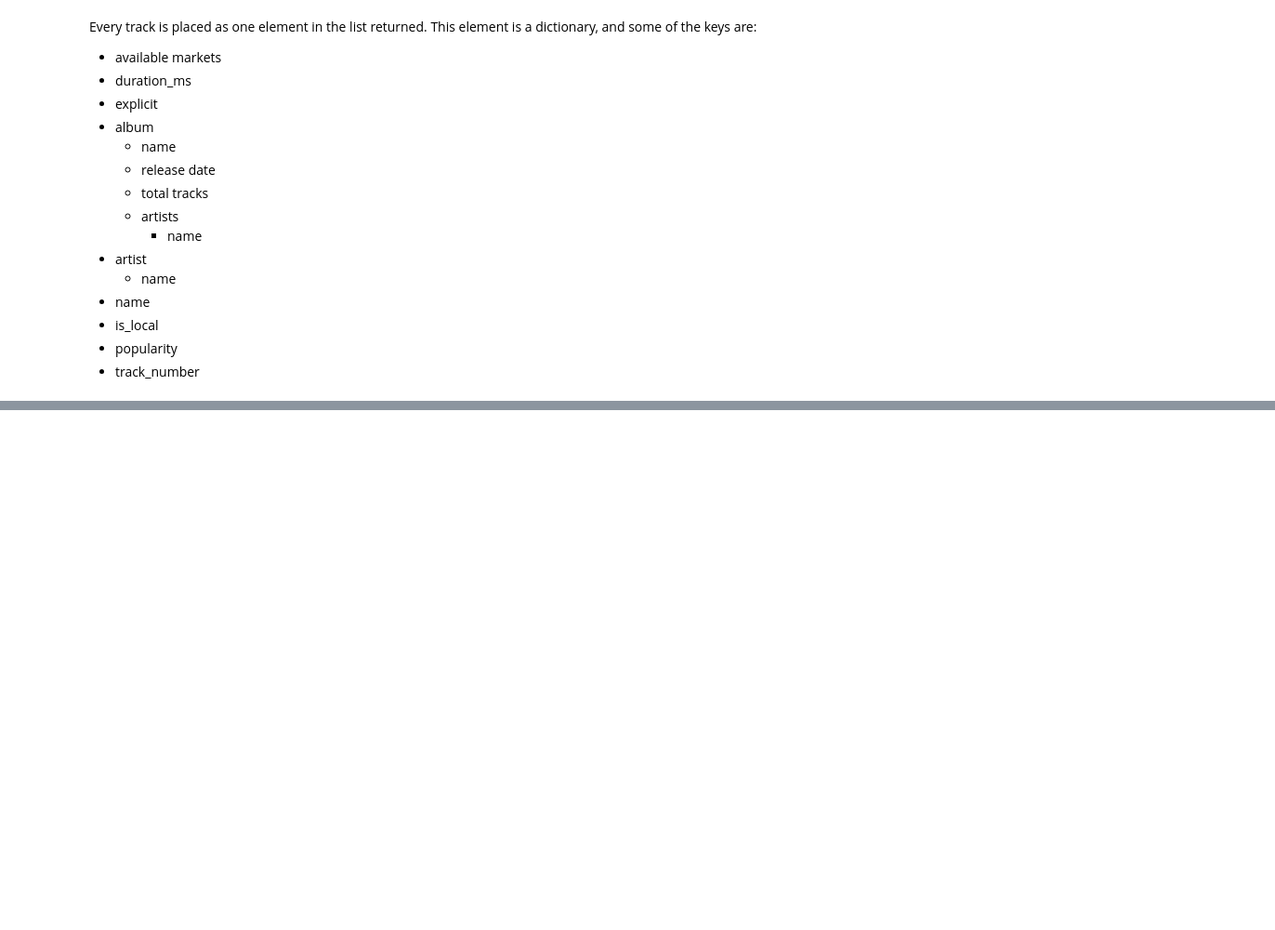
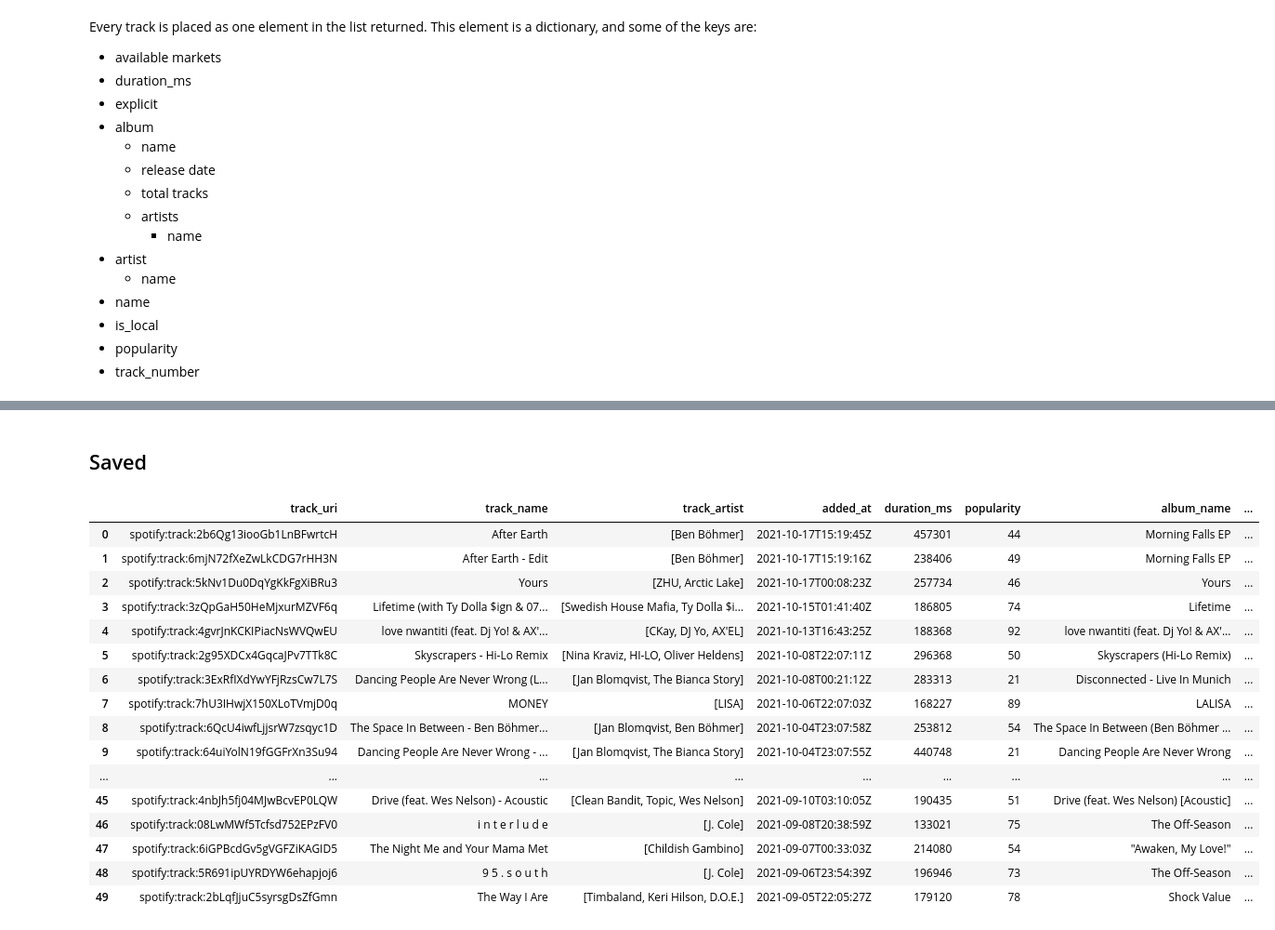
Before and after one commit to alessandranuliana/my-spotify-eda, a Jupyter notebook: MySpotifyEDA.ipynb, the cells around one changed output, grey strips where cells are left out. Shown: that part at 93% size. Cells and saved outputs as stored; diff of their text form; code cells hidden in the pictures; blank space fills up the shorter version.

```diff
--- a/MySpotifyEDA.ipynb
+++ b/MySpotifyEDA.ipynb
@@ -74,7 +145,7 @@ token_top = get_token_scope(SCOPE_TOP)
 headers_saved = get_headers(token_saved)
 headers_top = get_headers(token_top)
 # %%
-saved_tracks_from_lib = get_request(BASE_URL+f'me/tracks', headers_saved, params = {'market': 'BR'})
+saved_tracks_from_lib = get_request(BASE_URL+f'me/tracks', headers_saved, params = {'market': 'BR', 'limit':'50'})
 # %%
 top_tracks = get_request(BASE_URL+f'me/top/tracks', headers_top, params = {'time_range': 'medium_term', 'limit': '50'})
 # %%
@@ -283,0 +293,2 @@ data_top_tracks_medium
+# %% [markdown]
+## Saved
@@ -283,0 +320,42 @@ data_top_tracks_medium
+# %%
+def create_df_saved_tracks(track_uri: list, track_name: list, duration: list, track_artist: list,
+                    popularity: list, album_name: list, album_release_date: list, added_at:list, columns_track: list) -> pd.DataFrame:
+
+    selected_data = {}
+
+    selected_data[columns_track[0]] = track_uri
+    selected_data[columns_track[1]] = track_name
+    selected_data[columns_track[2]] = track_artist
+    selected_data[columns_track[3]] = added_at
+    selected_data[columns_track[4]] = duration_ms
+    selected_data[columns_track[5]] = popularity
+    selected_data[columns_track[6]] = album_name
+    selected_data[columns_track[7]] = album_release_date
+
+
+    return pd.DataFrame.from_dict(selected_data)
+# %%
+columns_saved_tracks = ['track_uri', 'track_name', 'track_artist', 'added_at', 'duration_ms', 'popularity', 'album_name', 'album_release_date']
+# %%
+track_uri, track_name, duration_ms, added_at, track_artist, popularity, album_name, album_release_date = get_attributes_from_saved_tracks(saved_tracks_from_lib)
+# %%
+saved_tracks = create_df_saved_tracks(track_uri, track_name, duration_ms, track_artist, popularity, album_name, album_release_date, added_at, columns_saved_tracks)
+saved_tracks
+# %% [output]
+|  | track_uri | track_name | track_artist | added_at | duration_ms | popularity | album_name | ... |
+| 0 | spotify:track:2b6Qg13iooGb1LnBFwrtcH | After Earth | [Ben Böhmer] | 2021-10-17T15:19:45Z | 457301 | 44 | Morning Falls EP | ... |
+| 1 | spotify:track:6mjN72fXeZwLkCDG7rHH3N | After Earth - Edit | [Ben Böhmer] | 2021-10-17T15:19:16Z | 238406 | 49 | Morning Falls EP | ... |
+| 2 | spotify:track:5kNv1Du0DqYgKkFgXiBRu3 | Yours | [ZHU, Arctic Lake] | 2021-10-17T00:08:23Z | 257734 | 46 | Yours | ... |
+| 3 | spotify:track:3zQpGaH50HeMjxurMZVF6q | Lifetime (with Ty Dolla $ign & 07... | [Swedish House Mafia, Ty Dolla $i... | 2021-10-15T01:41:40Z | 186805 | 74 | Lifetime | ... |
+| 4 | spotify:track:4gvrJnKCKIPiacNsWVQwEU | love nwantiti (feat. Dj Yo! & AX'... | [CKay, DJ Yo, AX'EL] | 2021-10-13T16:43:25Z | 188368 | 92 | love nwantiti (feat. Dj Yo! & AX'... | ... |
+| 5 | spotify:track:2g95XDCx4GqcaJPv7TTk8C | Skyscrapers - Hi-Lo Remix | [Nina Kraviz, HI-LO, Oliver Heldens] | 2021-10-08T22:07:11Z | 296368 | 50 | Skyscrapers (Hi-Lo Remix) | ... |
+| 6 | spotify:track:3ExRfIXdYwYFjRzsCw7L7S | Dancing People Are Never Wrong (L... | [Jan Blomqvist, The Bianca Story] | 2021-10-08T00:21:12Z | 283313 | 21 | Disconnected - Live In Munich | ... |
+| 7 | spotify:track:7hU3IHwjX150XLoTVmjD0q | MONEY | [LISA] | 2021-10-06T22:07:03Z | 168227 | 89 | LALISA | ... |
+| 8 | spotify:track:6QcU4iwfLjjsrW7zsqyc1D | The Space In Between - Ben Böhmer... | [Jan Blomqvist, Ben Böhmer] | 2021-10-04T23:07:58Z | 253812 | 54 | The Space In Between (Ben Böhmer ... | ... |
+| 9 | spotify:track:64uiYolN19fGGFrXn3Su94 | Dancing People Are Never Wrong - ... | [Jan Blomqvist, The Bianca Story] | 2021-10-04T23:07:55Z | 440748 | 21 | Dancing People Are Never Wrong | ... |
+| ... | ... | ... | ... | ... | ... | ... | ... | ... |
+| 45 | spotify:track:4nbJh5fj04MJwBcvEP0LQW | Drive (feat. Wes Nelson) - Acoustic | [Clean Bandit, Topic, Wes Nelson] | 2021-09-10T03:10:05Z | 190435 | 51 | Drive (feat. Wes Nelson) [Acoustic] | ... |
+| 46 | spotify:track:08LwMWf5Tcfsd752EPzFV0 | i n t e r l u d e | [J. Cole] | 2021-09-08T20:38:59Z | 133021 | 75 | The Off-Season | ... |
+| 47 | spotify:track:6iGPBcdGv5gVGFZiKAGID5 | The Night Me and Your Mama Met | [Childish Gambino] | 2021-09-07T00:33:03Z | 214080 | 54 | "Awaken, My Love!" | ... |
+| 48 | spotify:track:5R691ipUYRDYW6ehapjoj6 | 9 5 . s o u t h | [J. Cole] | 2021-09-06T23:54:39Z | 196946 | 73 | The Off-Season | ... |
+| 49 | spotify:track:2bLqfJjuC5syrsgDsZfGmn | The Way I Are | [Timbaland, Keri Hilson, D.O.E.] | 2021-09-05T22:05:27Z | 179120 | 78 | Shock Value | ... |
```
Also changed, not shown: parts of 40 cells of this notebook, 5 other files.
